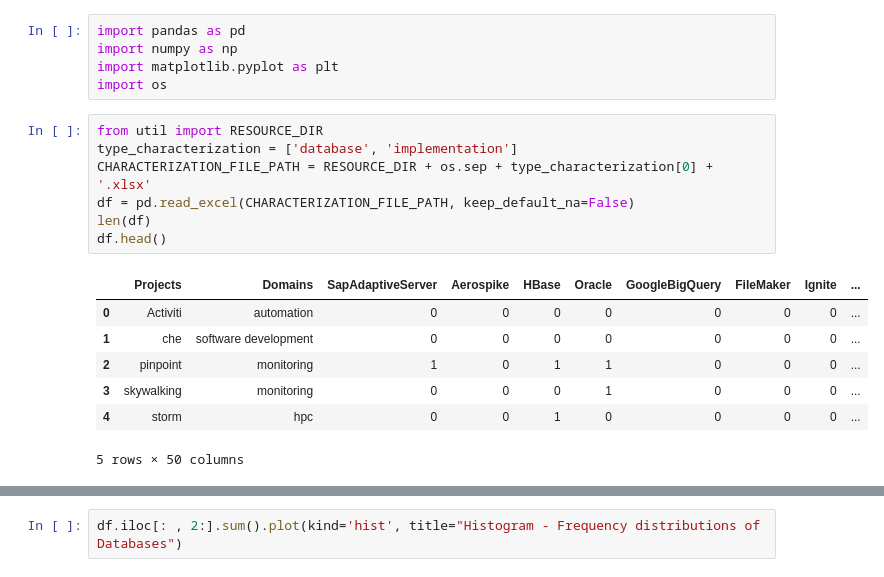
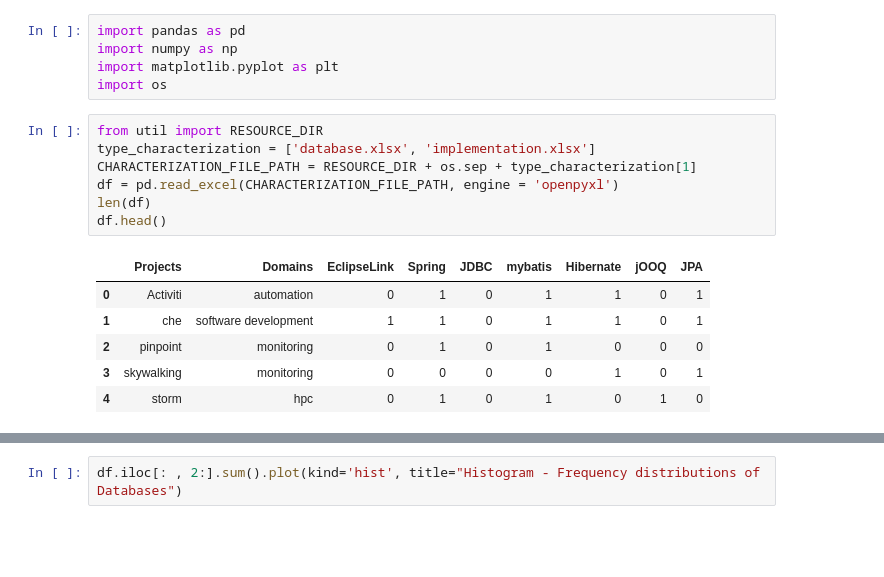
Before and after one commit to gems-uff/db-mining, a Jupyter notebook: src/characterization.ipynb, the cells around one changed output, grey strips where cells are left out. Cells and saved outputs as stored; diff of their text form; blank space fills up the shorter version.

```diff
--- a/src/characterization.ipynb
+++ b/src/characterization.ipynb
@@ -5,19 +5,18 @@ import matplotlib.pyplot as plt
 import os
 # %%
 from util import RESOURCE_DIR
-type_characterization = ['database', 'implementation']
-CHARACTERIZATION_FILE_PATH = RESOURCE_DIR + os.sep + type_characterization[0] + '.xlsx'
-df = pd.read_excel(CHARACTERIZATION_FILE_PATH, keep_default_na=False)
+type_characterization = ['database.xlsx', 'implementation.xlsx']
+CHARACTERIZATION_FILE_PATH = RESOURCE_DIR + os.sep + type_characterization[1]
+df = pd.read_excel(CHARACTERIZATION_FILE_PATH, engine = 'openpyxl')
 len(df)
 df.head()
 # %% [output]
-|  | Projects | Domains | SapAdaptiveServer | Aerospike | HBase | Oracle | GoogleBigQuery | FileMaker | Ignite | ... |
-| 0 | Activiti | automation | 0 | 0 | 0 | 0 | 0 | 0 | 0 | ... |
-| 1 | che | software development | 0 | 0 | 0 | 0 | 0 | 0 | 0 | ... |
-| 2 | pinpoint | monitoring | 1 | 0 | 1 | 1 | 0 | 0 | 0 | ... |
-| 3 | skywalking | monitoring | 0 | 0 | 0 | 1 | 0 | 0 | 0 | ... |
-| 4 | storm | hpc | 0 | 0 | 1 | 0 | 0 | 0 | 0 | ... |
+|  | Projects | Domains | EclipseLink | Spring | JDBC | mybatis | Hibernate | jOOQ | JPA |
+| 0 | Activiti | automation | 0 | 1 | 0 | 1 | 1 | 0 | 1 |
+| 1 | che | software development | 1 | 1 | 0 | 1 | 1 | 0 | 1 |
+| 2 | pinpoint | monitoring | 0 | 1 | 0 | 1 | 0 | 0 | 0 |
+| 3 | skywalking | monitoring | 0 | 0 | 0 | 0 | 1 | 0 | 1 |
+| 4 | storm | hpc | 0 | 1 | 0 | 1 | 0 | 1 | 0 |
-5 rows × 50 columns
 # %%
 df.iloc[: , 2:].sum().sort_values(ascending=False)
 # %% [output]
```
Also changed, not shown: parts of 4 cells of this notebook, 1 other file.
